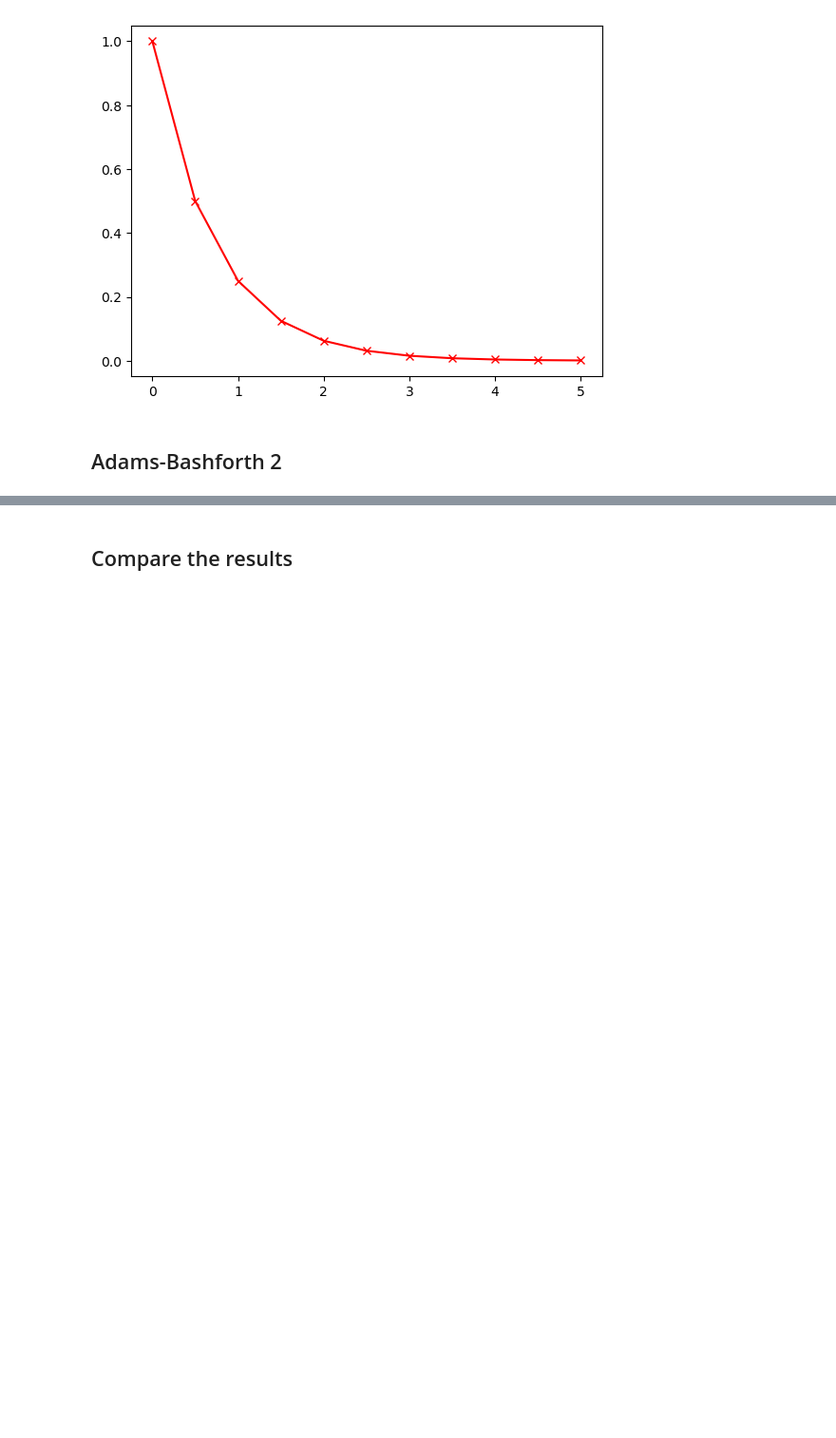
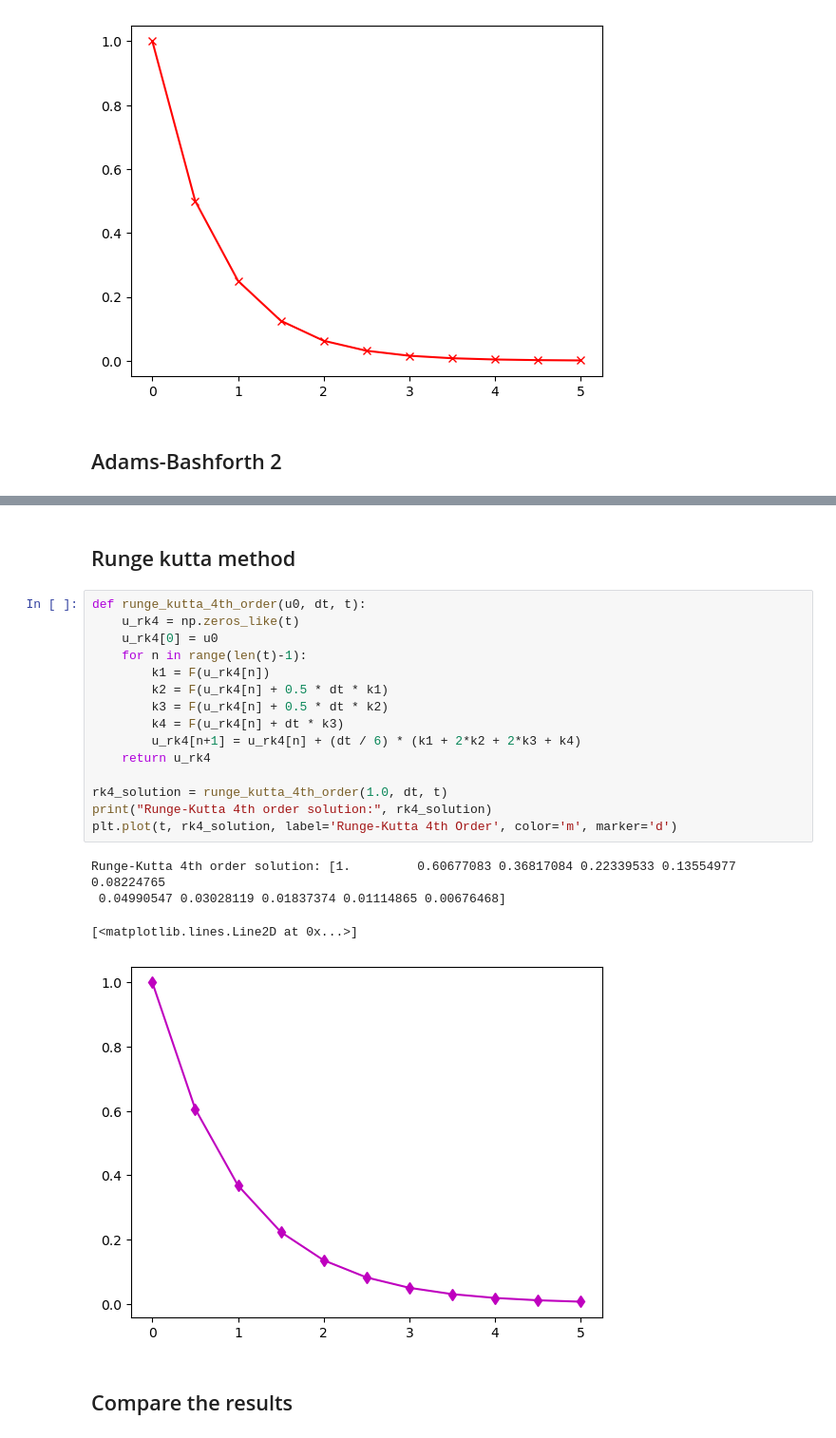
Before and after one commit to harishragul/cfd, a Jupyter notebook: exercise/unsteady_time_integration.ipynb, the cells around one changed output, grey strips where cells are left out. Shown at 95% size. Drawn from its saved outputs; the diff is of its cells as text; blank space fills up the shorter version.

```diff
--- a/exercise/unsteady_time_integration.ipynb
+++ b/exercise/unsteady_time_integration.ipynb
@@ -72,3 +87,25 @@ Adams-Bashforth 2nd order solution: [1.         0.25       0.3125     0.140625
+# %% [markdown]
+## Runge kutta method
+# %%
+def runge_kutta_4th_order(u0, dt, t):
+    u_rk4 = np.zeros_like(t)
+    u_rk4[0] = u0
+    for n in range(len(t)-1):
+        k1 = F(u_rk4[n])
+        k2 = F(u_rk4[n] + 0.5 * dt * k1)
+        k3 = F(u_rk4[n] + 0.5 * dt * k2)
+        k4 = F(u_rk4[n] + dt * k3)
+        u_rk4[n+1] = u_rk4[n] + (dt / 6) * (k1 + 2*k2 + 2*k3 + k4)
+    return u_rk4
+
+rk4_solution = runge_kutta_4th_order(1.0, dt, t)
+print("Runge-Kutta 4th order solution:", rk4_solution)
+plt.plot(t, rk4_solution, label='Runge-Kutta 4th Order', color='m', marker='d')
+# %% [output]
+Runge-Kutta 4th order solution: [1.         0.60677083 0.36817084 0.22339533 0.13554977 0.08224765
+ 0.04990547 0.03028119 0.01837374 0.01114865 0.00676468]
+[<matplotlib.lines.Line2D at 0x...>]
+[figure, added]
 # %% [markdown]
 ## Compare the results
 # %%
```
Also changed, not shown: parts of 14 cells of this notebook, 1 other file.
